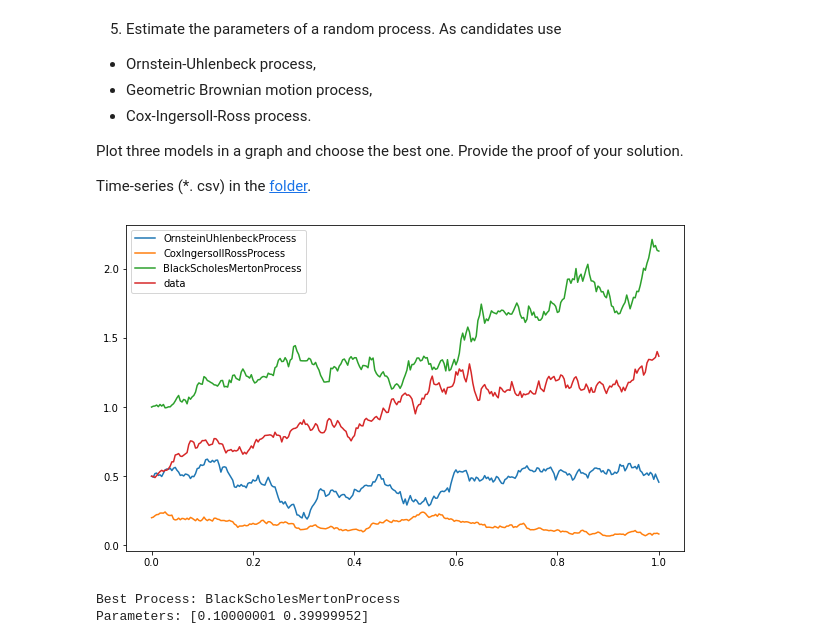
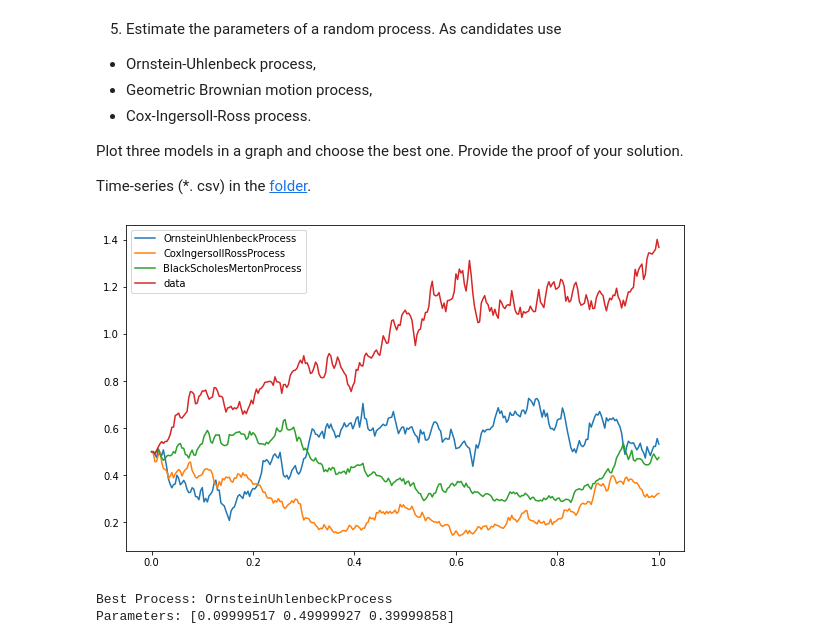
Before and after one commit to KulAndro/Statistics-of-random-processes, a Jupyter notebook: SSP_exam.ipynb, the cells around one changed output. Saved outputs shown, nothing was run; the diff lists cells and outputs as text; code cells hidden in the pictures.

```diff
--- a/SSP_exam.ipynb
+++ b/SSP_exam.ipynb
@@ -490,7 +490,7 @@ class BlackScholesMertonProcess(StochasticProcess):
         self.sigmaxt = lambda x: self.params[1] * x
 
     def sampler_init_state(self):
-        return np.ones(self.Nx)
+        return self.params[0] * np.ones(self.Nx)
 # %%
 
 
@@ -507,35 +507,35 @@ def objective_function(params, data, process):
 
     mse = np.mean((x_sim - x_data)**2)
 
     return mse
 
 data = pd.read_csv('7.csv')
 
 processes = [
 OrnsteinUhlenbeckProcess(params=[0.1, 0.5, 0.4], T=1, Nx=1, Nt=300),
-CoxIngersollRossProcess(params=[0.1, 0.5, 0.4], T=1, Nx=1, Nt=300),
-BlackScholesMertonProcess(params=[0.1, 0.4], T=1, Nx=1, Nt=300)
+CoxIngersollRossProcess(params=[0.25, 0.5, 0.4], T=1, Nx=1, Nt=300),
+BlackScholesMertonProcess(params=[0.5, 0.5], T=1, Nx=1, Nt=300)
 ]
 
 for process in processes:
     result = minimize(objective_function, process.params, args=(data, process))
     process.params = result.x
 plt.figure(figsize=(10, 6))
 for process in processes:
 
     t_sim, x_sim = process.EulerSolution()
     plt.plot(data.iloc[:, 0].values, x_sim, label=process.__class__.__name__)
     #plt.plot(t_sim, x_data, 'o')
 plt.plot(data.iloc[:, 0].values, data.iloc[:, 1].values, label='data')
 plt.legend()
 plt.show()
 
 mse_list = [objective_function(process.params, data, process) for process in processes]
 best_process = processes[np.argmin(mse_list)]
 
 print('Best Process:', best_process.__class__.__name__)
 print('Parameters:', best_process.params)
 # %% [output]
-[figure, old version]
+[figure, new version]
-Best Process: BlackScholesMertonProcess
-Parameters: [0.10000001 0.39999952]
+Best Process: OrnsteinUhlenbeckProcess
+Parameters: [0.09999517 0.49999927 0.39999858]
```
